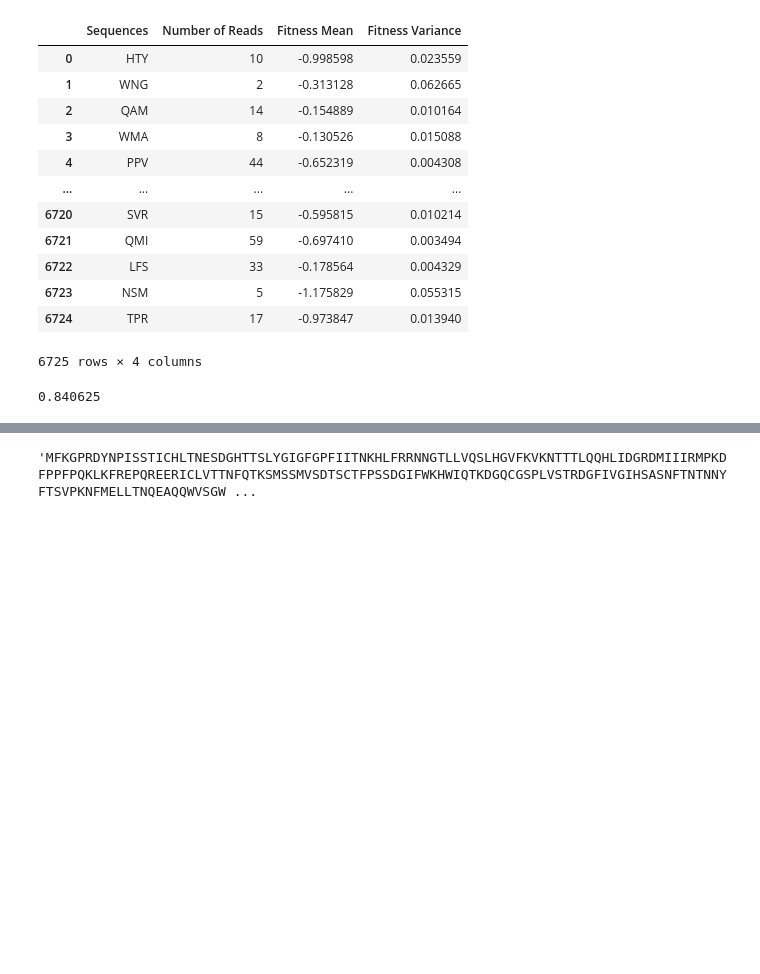
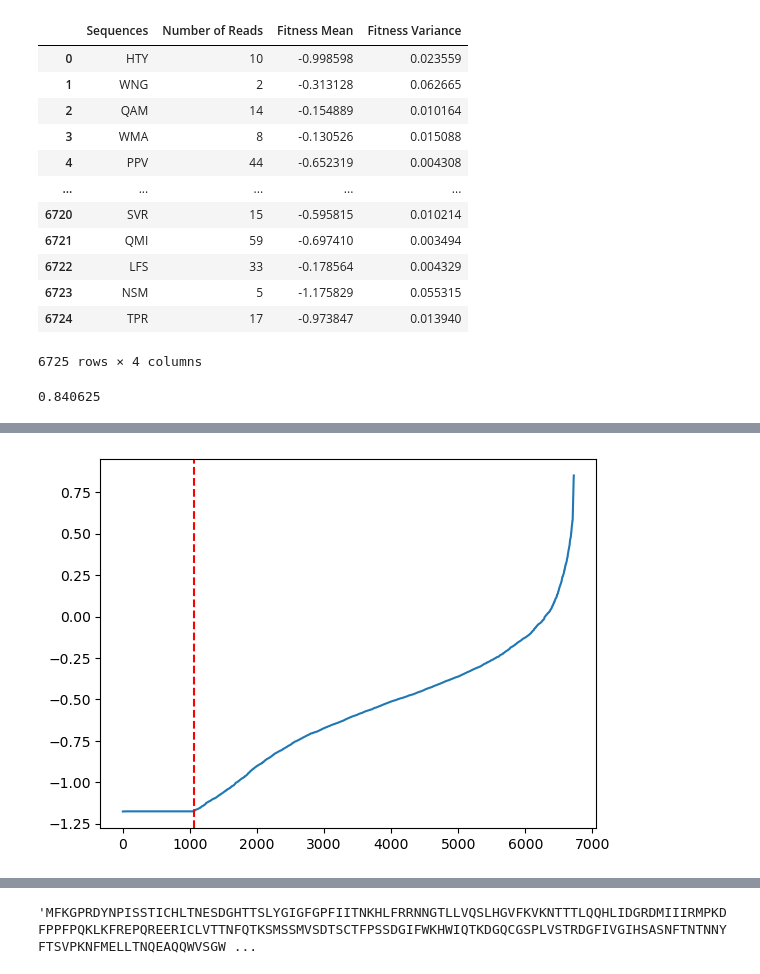
Before and after one commit to fhalab/SSMuLA, a Jupyter notebook: sandbox/tev.ipynb, the cells around one changed output, grey strips where cells are left out. Drawn from its saved outputs; the diff is of its cells as text; code cells hidden in the pictures; blank space fills up the shorter version.

```diff
--- a/sandbox/tev.ipynb
+++ b/sandbox/tev.ipynb
@@ -40,0 +97,6 @@ plt.plot(sorted(df["Number of Reads"]))
+# %%
+plt.plot(np.sort(df["Fitness Mean"]))
+plt.axvline(x=cutoff_index, color='r', linestyle='--')
+plt.show()
+# %% [output]
+[figure, added]
```
Also changed, not shown: parts of 18 cells of this notebook, 4 other files.
